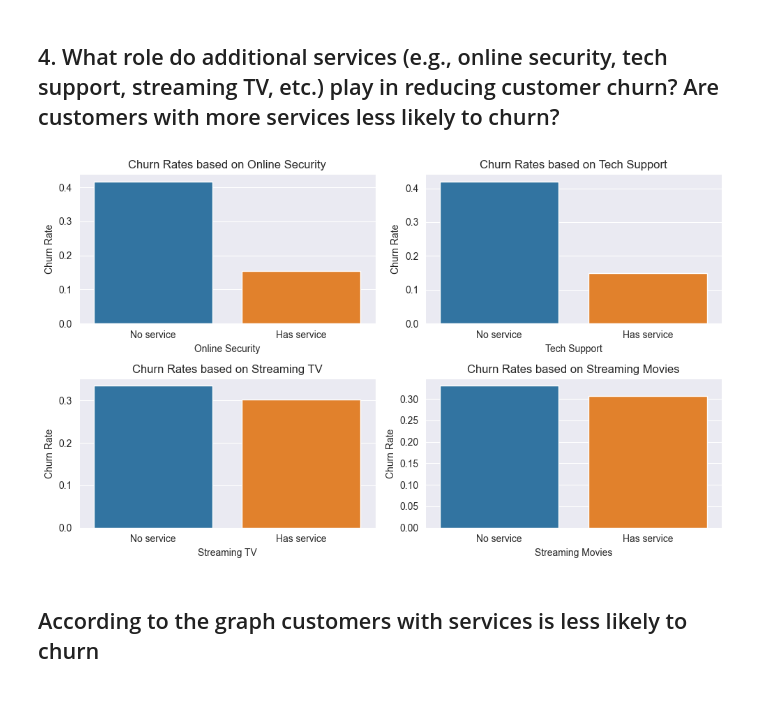
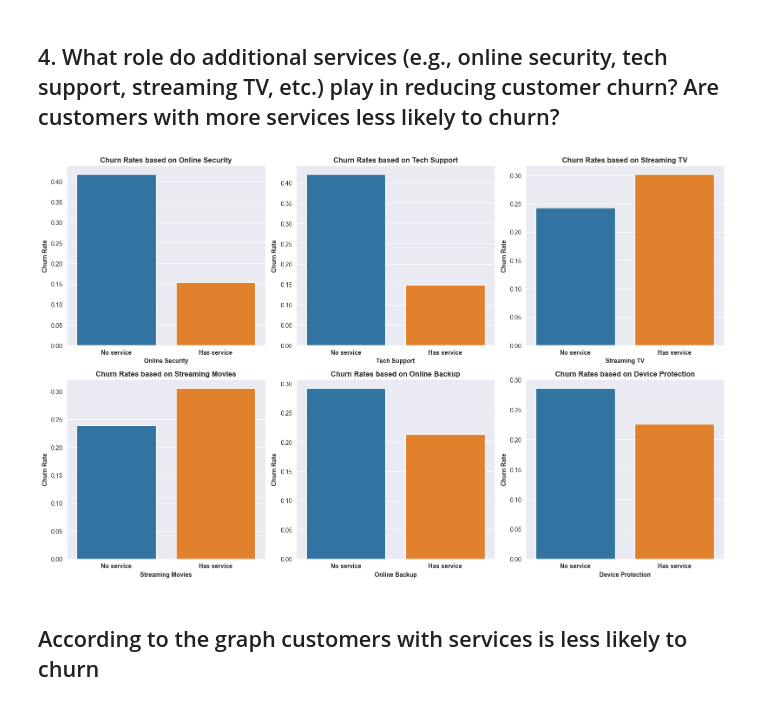
Before and after one commit to mancatha/LP2, a Jupyter notebook: LP2.ipynb, the cells around one changed output. Drawn from its saved outputs; the diff is of its cells as text; code cells hidden in the pictures.

```diff
--- a/LP2.ipynb
+++ b/LP2.ipynb
@@ -1469,48 +1488,70 @@ plt.show();
 # Create bins for service categories (e.g., 0, 1, 2, etc.)
 service_bins = [-1, 0, 1]  # Two categories: 0 for "No service", 1 for "Has service"
 service_labels = ['No service', 'Has service']
-df['Service_category_OnlineSecurity'] = pd.cut(df['OnlineSecurity'].map({'No': 0, 'Yes': 1}), bins=service_bins, labels=service_labels)
-df['Service_category_TechSupport'] = pd.cut(df['TechSupport'].map({'No': 0, 'Yes': 1}), bins=service_bins, labels=service_labels)
-df['Service_category_StreamingTV'] = pd.cut(df['StreamingTV'].map({'No': 0, 'Yes': 1}), bins=service_bins, labels=service_labels)
-df['Service_category_StreamingMovies'] = pd.cut(df['StreamingMovies'].map({'No': 0, 'Yes': 1}), bins=service_bins, labels=service_labels)
+df['Service_category_OnlineSecurity'] = pd.cut(df['OnlineSecurity'].map({'No internet service':0, 'No': 0, 'Yes': 1}), bins=service_bins, labels=service_labels)
+df['Service_category_TechSupport'] = pd.cut(df['TechSupport'].map({'No Internet':0, 'No': 0, 'Yes': 1}), bins=service_bins, labels=service_labels)
+df['Service_category_StreamingTV'] = pd.cut(df['StreamingTV'].map({'No internet service':0, 'No': 0, 'Yes': 1}), bins=service_bins, labels=service_labels)
+df['Service_category_StreamingMovies'] = pd.cut(df['StreamingMovies'].map({'No internet service':0, 'No internet service':0, 'No': 0, 'Yes': 1}), bins=service_bins, labels=service_labels)
+df['Service_category_OnlineBackup'] = pd.cut(df['OnlineBackup'].map({'No Internet':0, 'No': 0, 'Yes': 1}), bins=service_bins, labels=service_labels)
+df['Service_category_DeviceProtection'] = pd.cut(df['DeviceProtection'].map({'No internet service':0, 'No': 0, 'Yes': 1}), bins=service_bins, labels=service_labels)
 
 # Calculate churn rates for each service category
 churn_rates_by_OnlineSecurity = df.groupby('Service_category_OnlineSecurity')['Churn'].mean()
 churn_rates_by_TechSupport = df.groupby('Service_category_TechSupport')['Churn'].mean()
 churn_rates_by_StreamingTV = df.groupby('Service_category_StreamingTV')['Churn'].mean()
 churn_rates_by_StreamingMovies = df.groupby('Service_category_StreamingMovies')['Churn'].mean()
+churn_rates_by_OnlineBackup = df.groupby('Service_category_OnlineBackup')['Churn'].mean()
+churn_rates_by_DeviceProtection = df.groupby('Service_category_DeviceProtection')['Churn'].mean()
 # %%
 # Plot churn rates for each service
-plt.figure(figsize=(10, 6))
+plt.figure(figsize=(16, 10))
 
-plt.subplot(221)
+plt.subplot(231)
 sns.barplot(x=churn_rates_by_OnlineSecurity.index, y=churn_rates_by_OnlineSecurity.values)
-plt.title('Churn Rates based on Online Security')
-plt.xlabel('Online Security')
-plt.ylabel('Churn Rate')
+plt.title('Churn Rates based on Online Security', weight='bold')
+plt.xlabel('Online Security', weight='bold')
+plt.ylabel('Churn Rate', weight='bold')
+plt.xticks(weight='bold')
 
-plt.subplot(222)
+plt.subplot(232)
 sns.barplot(x=churn_rates_by_TechSupport.index, y=churn_rates_by_TechSupport.values)
-plt.title('Churn Rates based on Tech Support')
-plt.xlabel('Tech Support')
-plt.ylabel('Churn Rate')
+plt.title('Churn Rates based on Tech Support', weight='bold')
+plt.xlabel('Tech Support', weight='bold')
+plt.ylabel('Churn Rate', weight='bold')
+plt.xticks(weight='bold')
 
-plt.subplot(223)
+plt.subplot(233)
 sns.barplot(x=churn_rates_by_StreamingTV.index, y=churn_rates_by_StreamingTV.values)
-plt.title('Churn Rates based on Streaming TV')
-plt.xlabel('Streaming TV')
-plt.ylabel('Churn Rate')
+plt.title('Churn Rates based on Streaming TV', weight='bold')
+plt.xlabel('Streaming TV', weight='bold')
+plt.ylabel('Churn Rate', weight='bold')
+plt.xticks(weight='bold')
 
-plt.subplot(224)
+plt.subplot(234)
 sns.barplot(x=churn_rates_by_StreamingMovies.index, y=churn_rates_by_StreamingMovies.values)
-plt.title('Churn Rates based on Streaming Movies')
-plt.xlabel('Streaming Movies')
-plt.ylabel('Churn Rate')
+plt.title('Churn Rates based on Streaming Movies', weight='bold')
+plt.xlabel('Streaming Movies', weight='bold')
+plt.ylabel('Churn Rate', weight='bold')
+plt.xticks(weight='bold')
+
+plt.subplot(235)
+sns.barplot(x=churn_rates_by_OnlineBackup.index, y=churn_rates_by_OnlineBackup.values)
+plt.title('Churn Rates based on Online Backup', weight='bold')
+plt.xlabel('Online Backup', weight='bold')
+plt.ylabel('Churn Rate', weight='bold')
+plt.xticks(weight='bold')
+
+plt.subplot(236)
+sns.barplot(x=churn_rates_by_DeviceProtection.index, y=churn_rates_by_DeviceProtection.values)
+plt.title('Churn Rates based on Device Protection', weight='bold')
+plt.xlabel('Device Protection', weight='bold')
+plt.ylabel('Churn Rate', weight='bold')
+plt.xticks(weight='bold')
 
 plt.tight_layout()
 plt.show()
 # %% [output]
-[figure, old version]
+[figure, new version]
 # %% [markdown]
 ## According to the graph customers with  services is less likely to churn
 # %% [markdown]
```
Also changed, not shown: parts of 20 cells of this notebook.
